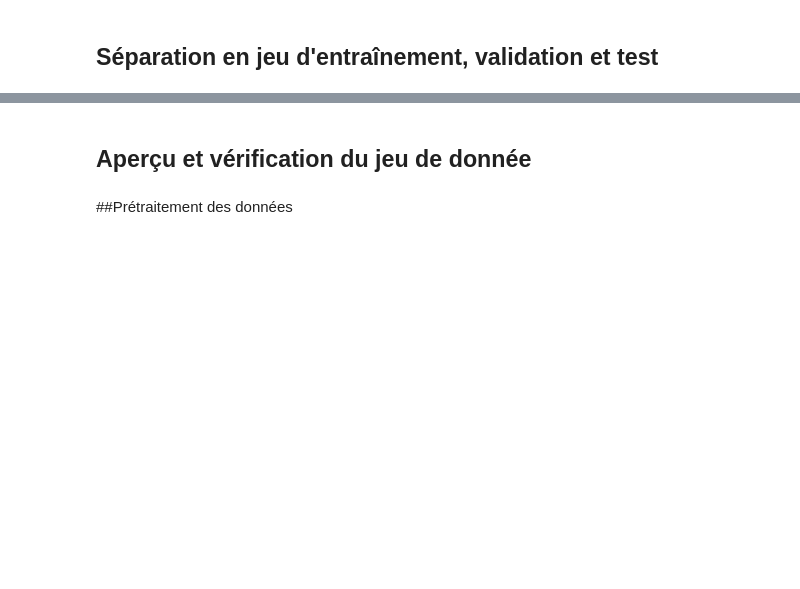
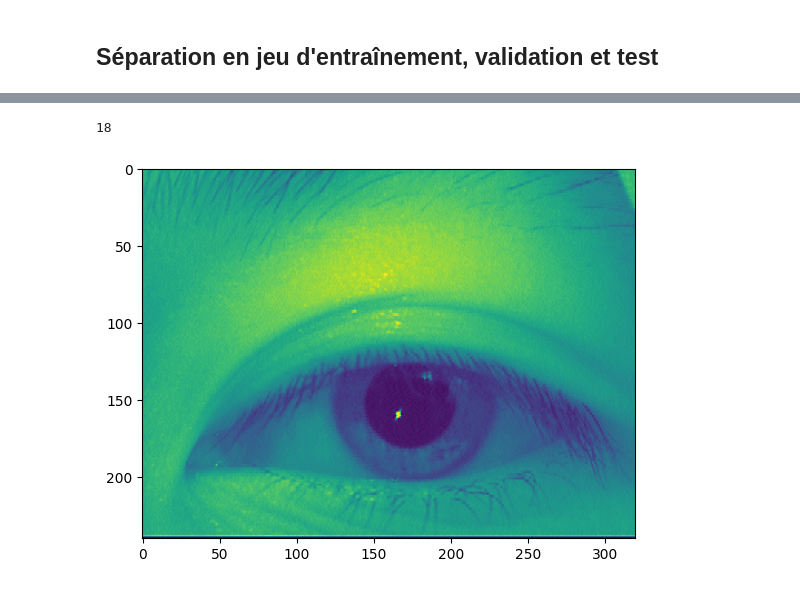
Before and after one commit to gdaume24/Rendus_Ecole_Simplon, a Jupyter notebook: PCO/reconnaissance_iris/code/notebooks/Classificateur_oeil_gauche.ipynb, the cells around one changed output, grey strips where cells are left out. Drawn from its saved outputs; the diff is of its cells as text; code cells hidden in the pictures; blank space fills up the shorter version.

```diff
--- a/PCO/reconnaissance_iris/code/notebooks/Classificateur_oeil_gauche.ipynb
+++ b/PCO/reconnaissance_iris/code/notebooks/Classificateur_oeil_gauche.ipynb
@@ -163,2 +185,0 @@ TypeError: object of type 'numpy.int64' has no len()
-# %% [markdown]
-## Aperçu et vérification du jeu de donnée
@@ -167,4 +188,6 @@ X.shape
 # %%
-plt.imshow(X[0,:])
-plt.show()
-print(y[0])
+plt.imshow(X_train[0][:,:,2])
+y_train[0]
+# %% [output]
+18
+[figure, added]
@@ -196,2 +193,0 @@ plt.show()
-# %% [markdown]
-##Prétraitement des données
```
Also changed, not shown: parts of 42 cells of this notebook, 13 other files.
